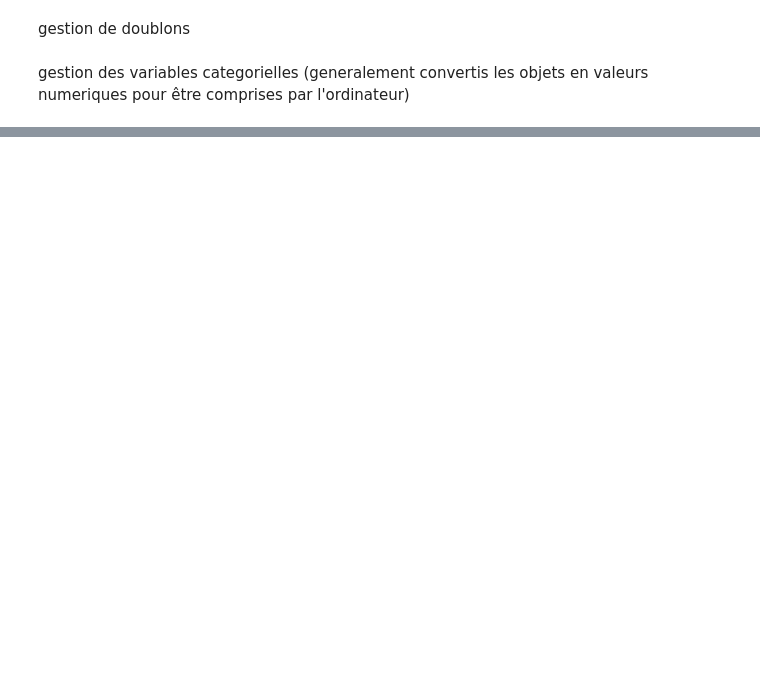
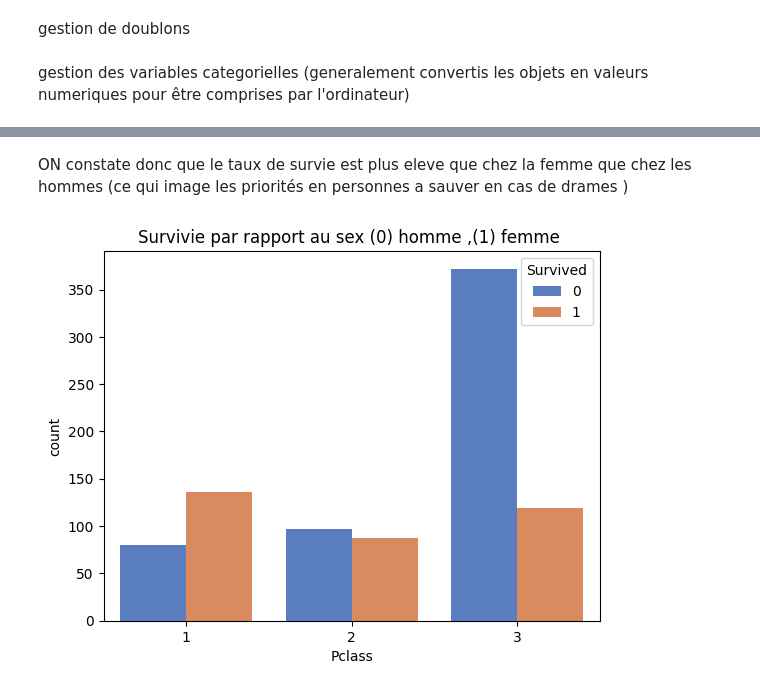
Before and after one commit to 1bryane/EDA-Titanic, a Jupyter notebook: EDA-Titanic.ipynb, the cells around one changed output, grey strips where cells are left out. Drawn from its saved outputs; the diff is of its cells as text; code cells hidden in the pictures; blank space fills up the shorter version.

```diff
--- a/EDA-Titanic.ipynb
+++ b/EDA-Titanic.ipynb
@@ -176,0 +262,8 @@ dtype: object
+# %% [markdown]
+ON constate donc que le taux de survie est plus eleve que chez la femme que chez les hommes (ce qui image les priorités en personnes a sauver en cas de drames )
+# %%
+sns.countplot(data=df, x="Pclass", hue="Survived",palette="muted")
+plt.title("Survivie par rapport au sex (0) homme ,(1) femme ")
+plt.show()
+# %% [output]
+[figure, added]
```
Also changed, not shown: parts of 19 cells of this notebook, 1 other file.
